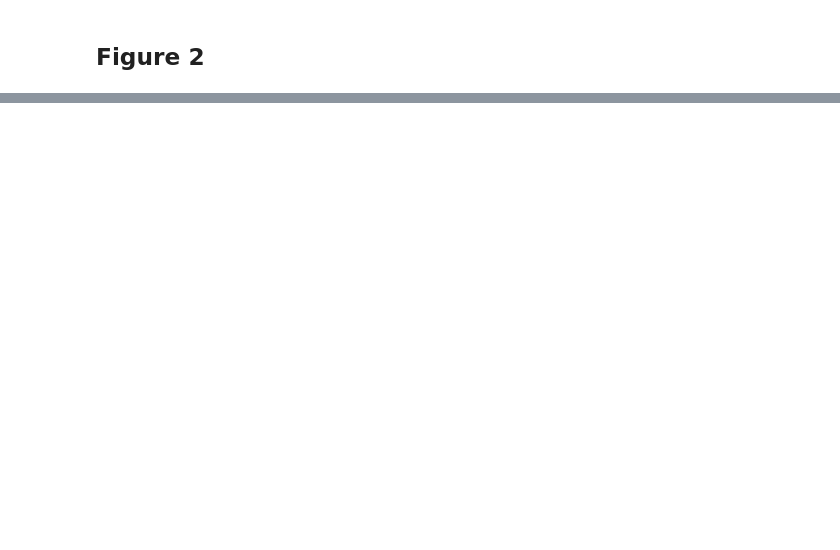
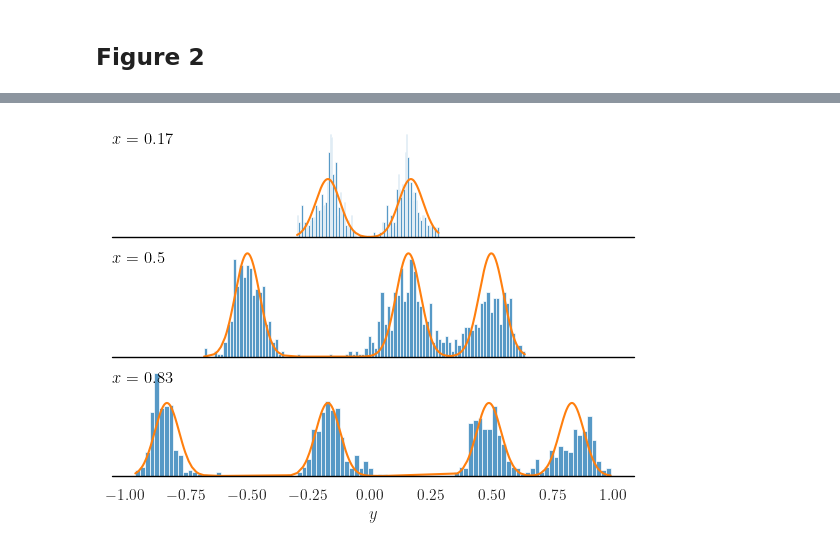
Before and after one commit to blei-lab/treeffuser, a Jupyter notebook: testbed/notebooks/paper_notebooks/multimodality/main_branching_mixture.ipynb, the cells around one changed output, grey strips where cells are left out. Cells and saved outputs as stored; diff of their text form; code cells hidden in the pictures; blank space fills up the shorter version.

Commit message:
add ridge plot

```diff
--- a/testbed/notebooks/paper_notebooks/multimodality/main_branching_mixture.ipynb
+++ b/testbed/notebooks/paper_notebooks/multimodality/main_branching_mixture.ipynb
@@ -51,0 +70,82 @@ for i, bw in enumerate(bandwidhts):
+# %%
+X = (np.array([1, 3, 5]) / 6).reshape(-1, 1)
+
+n_samples = 10**3
+x_vals = []
+y_samples = []
+for x in X:
+    x_vals.extend([np.round(x, 2)] * n_samples)
+    samples = model.sample(x.reshape(1, 1), n_samples=n_samples).reshape(-1).tolist()
+    y_samples.extend(samples)
+
+df = pd.DataFrame({"x": x_vals, "y": y_samples})
+df["x"] = df["x"].astype("float")
+# %%
+colors = {"blue": "#1f77b4", "orange": "#ff7f0e"}
+histogram_color = colors["blue"]
+density_color = colors["orange"]
+
+# Initialize the FacetGrid object
+g = sns.FacetGrid(df, row="x", aspect=4, height=1.5, palette=None, sharey=False)
+
+# Draw histograms
+g.map(
+    sns.histplot,
+    "y",
+    bins=100,
+    kde=False,
+    stat="density",
+    color=histogram_color,
+    linewidth=0.5,
+)
+
+
+# Define a function to plot the curve on top of the histogram
+def plot_curve(**kwargs):
+    data = kwargs["data"]
+    y = data["y"].values
+    x_val = data["x"].iloc[0]
+    density_true = branching_mixture_density(x_val, scale=scale)
+    density_true = density_true(y)
+    sorted_indices = np.argsort(y)
+    plt.plot(y[sorted_indices], density_true[sorted_indices], color=density_color)
+
+
+g.map_dataframe(plot_curve)
+
+# Color horizontal axis in black
+g.refline(y=0, linewidth=1, linestyle="-", color="black", clip_on=False)
+g.set(xlabel="$y$")
+
+
+# Define and use a simple function to label the plot in axes coordinates
+def label(**kwargs):
+    ax = plt.gca()
+    data = kwargs["data"]
+    x_val = data["x"].iloc[0]
+    ax.text(
+        0,
+        0.9,
+        f"$x$ = {x_val}",
+        color="black",  # Set label color to black
+        ha="left",
+        va="center",
+        transform=ax.transAxes,
+    )
+
+
+g.map_dataframe(label)
+
+# Set the subplots to overlap
+g.figure.subplots_adjust(hspace=+0.1)
+
+# Remove axes details that don't play well with overlap
+g.set_titles("")
+g.set(yticks=[], ylabel="")
+
+# Remove vertical lines
+g.despine(bottom=True, left=True)
+
+g.savefig("fig/branching_mixture.pdf", format="pdf", dpi=600)
+# %% [output]
+[figure, added]
```
Also changed, not shown: parts of 6 cells of this notebook, 1 other file.
